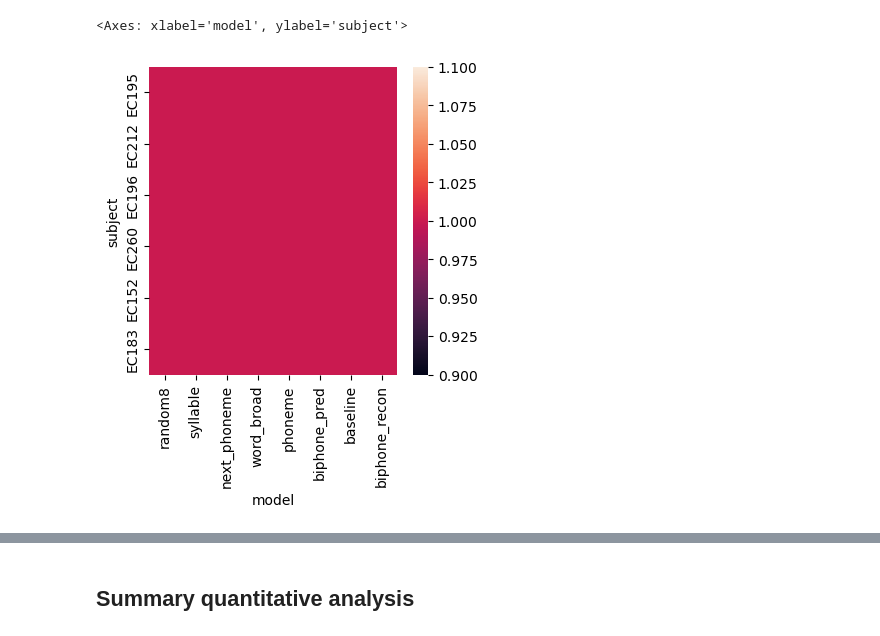
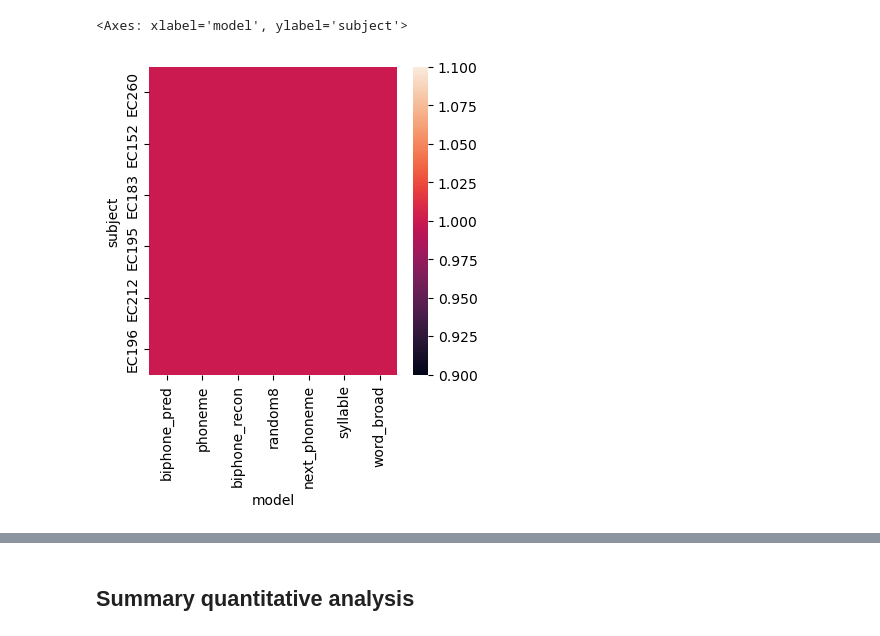
Before and after one commit to hans/ideal-word-representations, a Jupyter notebook: notebooks/encoding/compare_across_subject.ipynb, the cells around one changed output, grey strips where cells are left out. Saved outputs shown, nothing was run; the diff lists cells and outputs as text; code cells hidden in the pictures.

Commit message:
update with new permutation test result

```diff
--- a/notebooks/encoding/compare_across_subject.ipynb
+++ b/notebooks/encoding/compare_across_subject.ipynb
@@ -6,7 +6,3 @@ import matplotlib.pyplot as plt
 import pandas as pd
 import numpy as np
 import seaborn as sns
-# %%
-encoders_dir = "../../outputs/encoders/"
-output_dir = "../.."
-dataset = "timit"
@@ -38,0 +16,10 @@ all_scores_keys
+# %%
+encoder_comparisons = list(Path("outputs/encoder_comparison").glob("*/*/*/*"))
+encoder_comparison_names = ["dataset", "subject", "model2", "model1"]
+encoder_comparison_keys = [(path.parts[-4], path.parts[-3], path.parts[-2], path.parts[-1]) for path in encoder_comparisons]
+# %%
+all_ttest_results = pd.concat(
+    [pd.read_csv(path / "ttest_results.csv") for path in encoder_comparisons],
+    names=encoder_comparison_names,
+    keys=encoder_comparison_keys)
+all_ttest_results
@@ -82,13 +89,13 @@ Name: score, dtype: float64
 # %%
-covered_models = list(all_scores_df.index.get_level_values("model").unique())
-covered_subjects = list(all_scores_df.index.get_level_values("subject").unique())
-coverage_df = pd.DataFrame(np.zeros((len(covered_subjects), len(covered_models))),
+covered_models = list(all_ttest_results.index.get_level_values("model2").unique())
+covered_subjects = list(all_ttest_results.index.get_level_values("subject").unique())
+coverage_df = pd.DataFrame(np.zeros((len(covered_subjects), len(covered_models)), dtype=int),
                            columns=pd.Index(covered_models, name="model"),
                             index=pd.Index(covered_subjects, name="subject"))
-for subject, model in all_scores_keys:
-    coverage_df.loc[subject, model] = 1
+for dataset, subject, model2, model1 in encoder_comparison_keys:
+    coverage_df.loc[subject, model2] += 1
 f, ax = plt.subplots(figsize=(4, 4))
-sns.heatmap(coverage_df)
+sns.heatmap(coverage_df, fmt=",d")
 # %% [output]
 <Axes: xlabel='model', ylabel='subject'>
-[figure, old version]
+[figure, new version]
```
Also changed, not shown: parts of 27 cells of this notebook, 1 other file.
